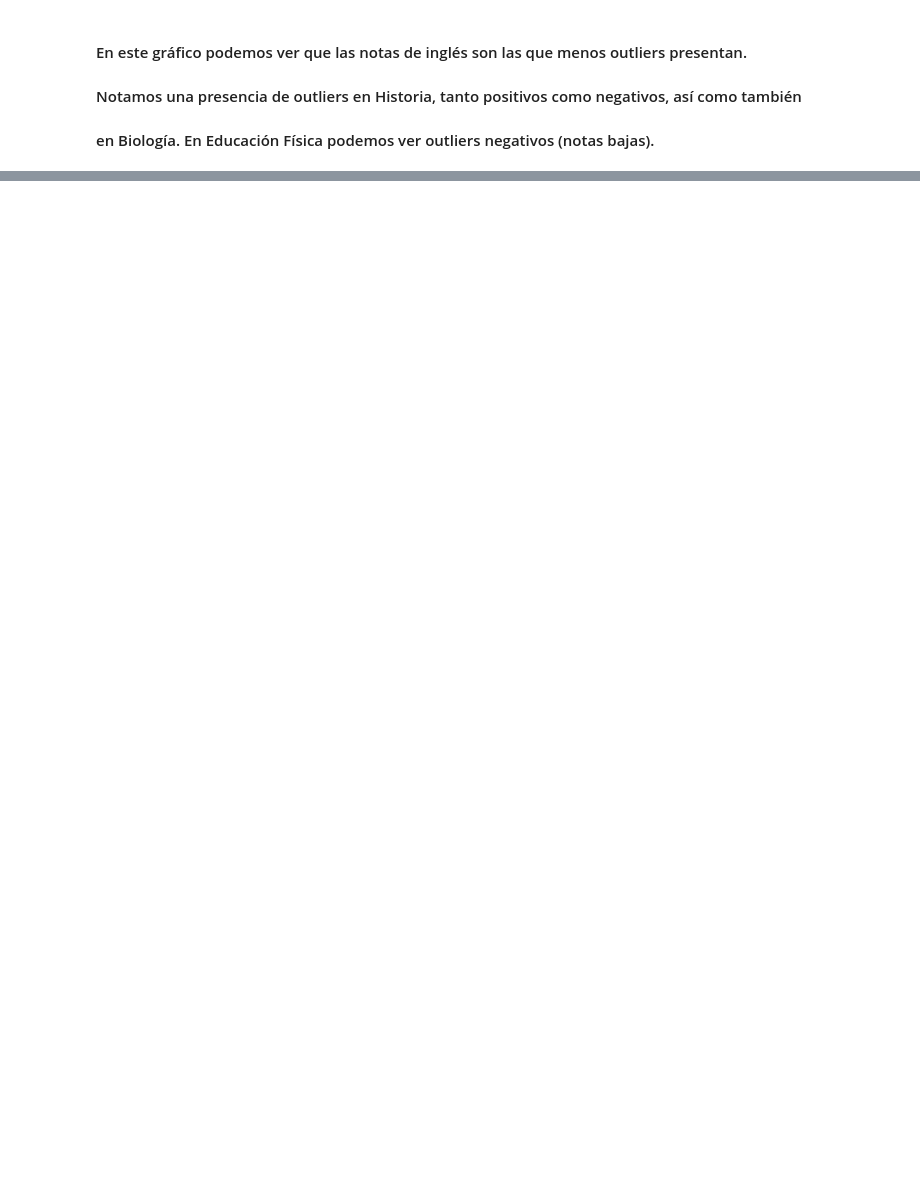
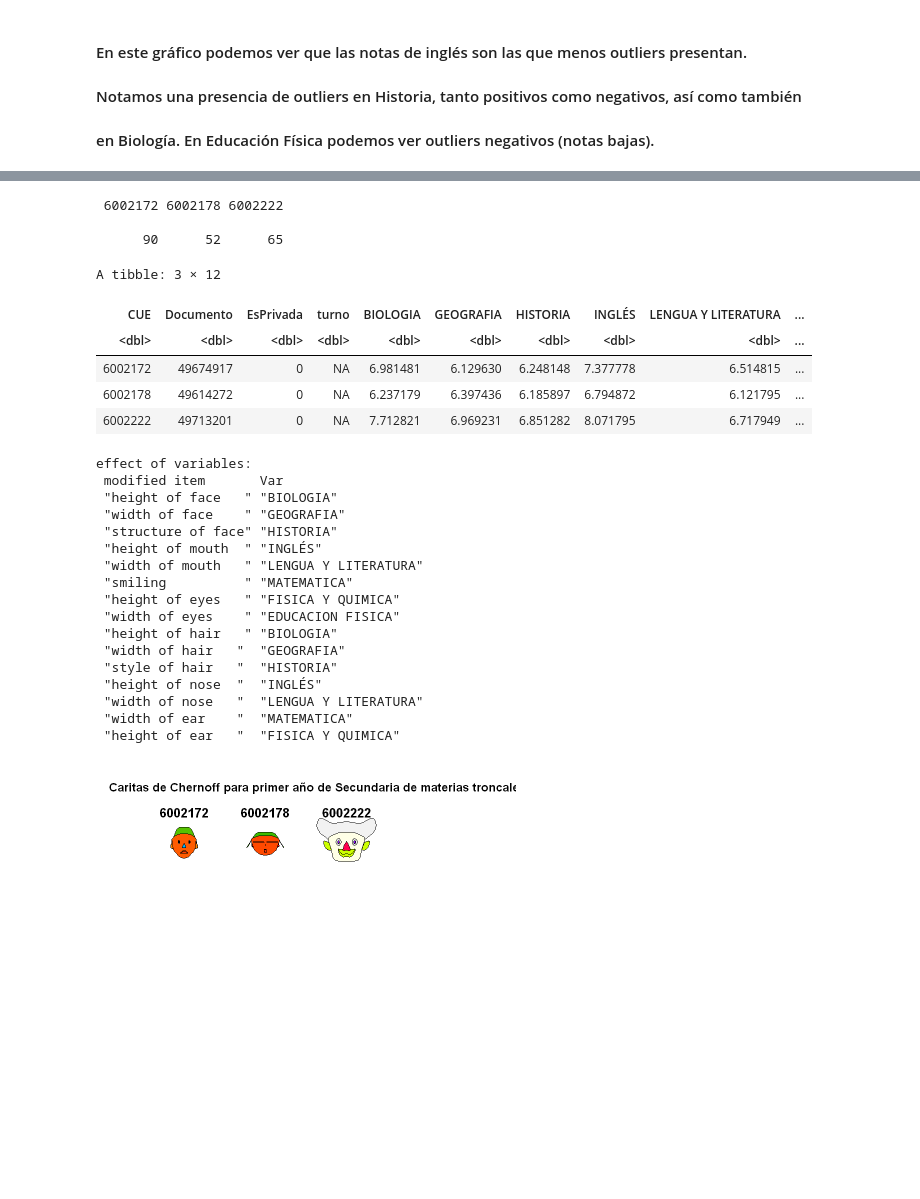
Before and after one commit to Nefertumm/EDM_2023, a Jupyter notebook: Dataset_escuelas/TP1.ipynb, the cells around one changed output, grey strips where cells are left out. Saved outputs shown, nothing was run; the diff lists cells and outputs as text; code cells hidden in the pictures; blank space fills up the shorter version.

```diff
--- a/Dataset_escuelas/TP1.ipynb
+++ b/Dataset_escuelas/TP1.ipynb
@@ -4127,0 +4280,37 @@ GGally::ggparcoord(data = P_Notas_estudiantes_tarde,
+# %%
+ftable(P_Notas_estudiantes$CUE)
+
+perfil_medio_caritas <- P_Notas_estudiantes %>% dplyr::group_by(CUE) %>% dplyr::summarise_all(base::mean, na.rm = TRUE)
+
+perfil_medio_caritas
+
+Chernoff <- faces(perfil_medio_caritas[,5:12],face.type=1, main ="Caritas de Chernoff para primer año de Secundaria de materias troncales", labels=perfil_medio_caritas$CUE,
+    print.info = 1, nrow.plot = 5, ncol.plot = 4, plot.faces = TRUE, cex = 2)
+# %% [output]
+ 6002172 6002178 6002222
+
+      90      52      65
+A tibble: 3 × 12
+| CUE | Documento | EsPrivada | turno | BIOLOGIA | GEOGRAFIA | HISTORIA | INGLÉS | LENGUA Y LITERATURA | ... |
+| <dbl> | <dbl> | <dbl> | <dbl> | <dbl> | <dbl> | <dbl> | <dbl> | <dbl> | ... |
+| 6002172 | 49674917 | 0 | NA | 6.981481 | 6.129630 | 6.248148 | 7.377778 | 6.514815 | ... |
+| 6002178 | 49614272 | 0 | NA | 6.237179 | 6.397436 | 6.185897 | 6.794872 | 6.121795 | ... |
+| 6002222 | 49713201 | 0 | NA | 7.712821 | 6.969231 | 6.851282 | 8.071795 | 6.717949 | ... |
+effect of variables:
+ modified item       Var
+ "height of face   " "BIOLOGIA"
+ "width of face    " "GEOGRAFIA"
+ "structure of face" "HISTORIA"
+ "height of mouth  " "INGLÉS"
+ "width of mouth   " "LENGUA Y LITERATURA"
+ "smiling          " "MATEMATICA"
+ "height of eyes   " "FISICA Y QUIMICA"
+ "width of eyes    " "EDUCACION FISICA"
+ "height of hair   " "BIOLOGIA"
+ "width of hair   "  "GEOGRAFIA"
+ "style of hair   "  "HISTORIA"
+ "height of nose  "  "INGLÉS"
+ "width of nose   "  "LENGUA Y LITERATURA"
+ "width of ear    "  "MATEMATICA"
+ "height of ear   "  "FISICA Y QUIMICA"
+[figure, added]
```
Also changed, not shown: parts of 96 cells of this notebook.
